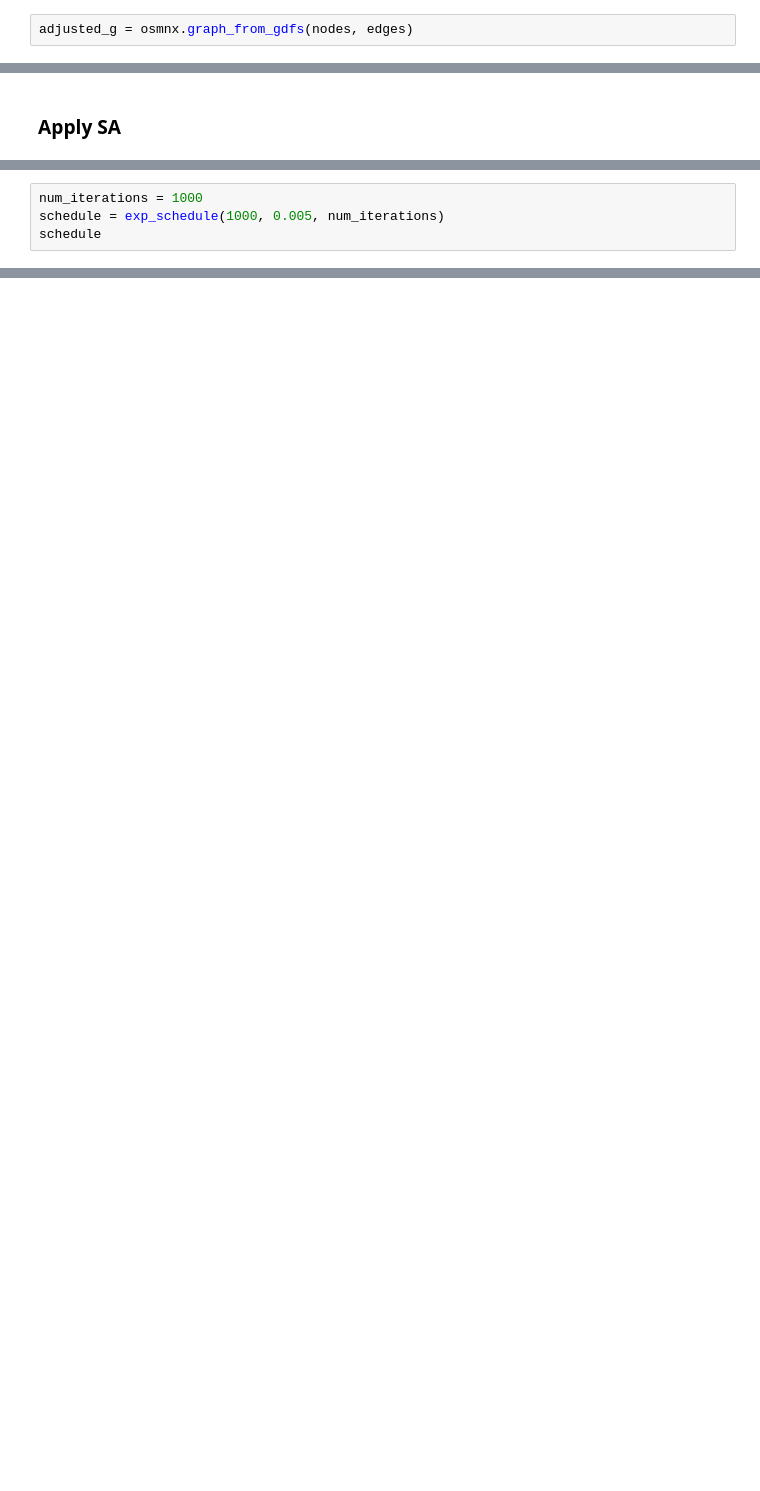
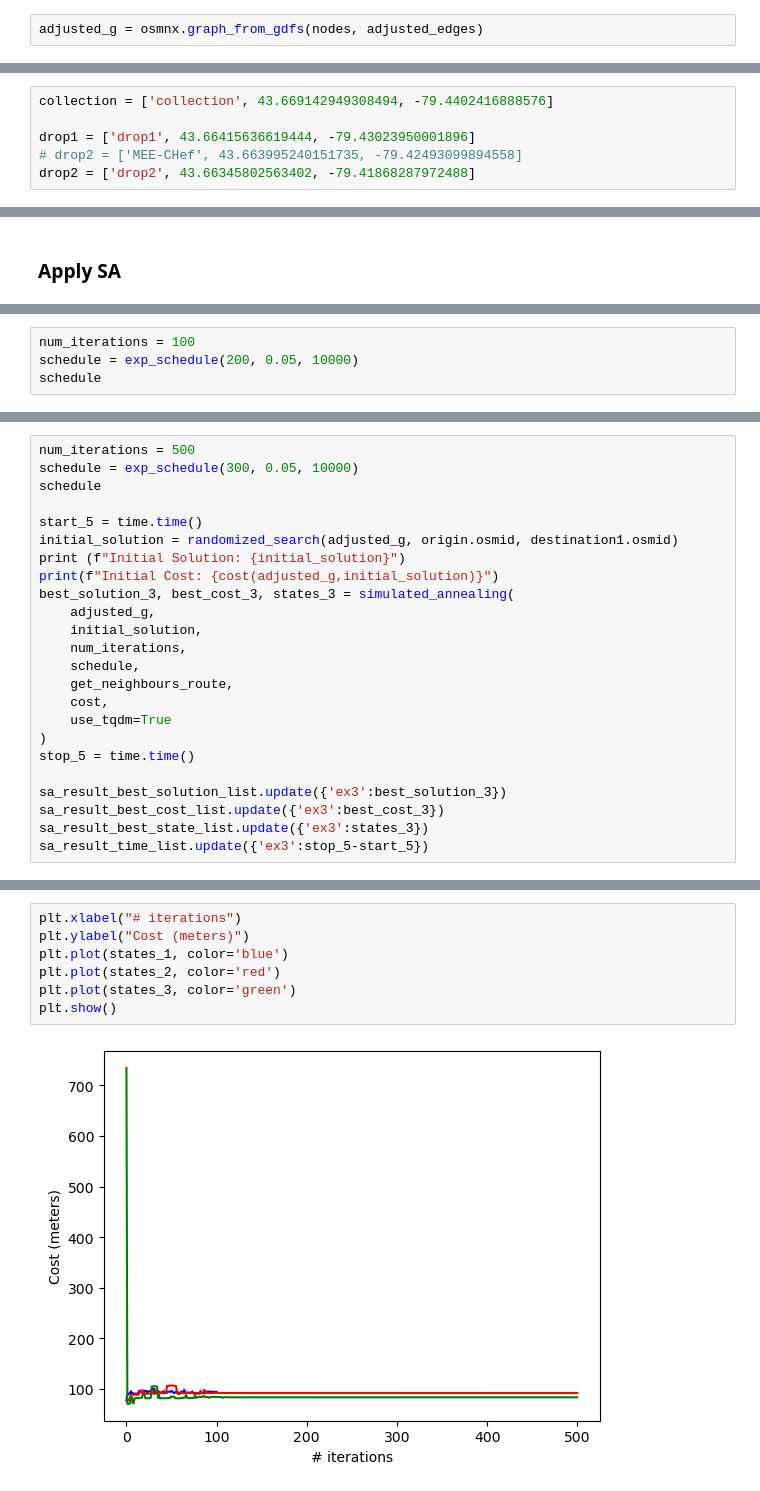
Before and after one commit to Rrobinvip/1724_final, a Jupyter notebook: final_revise.ipynb, the cells around one changed output, grey strips where cells are left out. Drawn from its saved outputs; the diff is of its cells as text; blank space fills up the shorter version.

```diff
--- a/final_revise.ipynb
+++ b/final_revise.ipynb
@@ -147,5 +190,5 @@ for i, row in edges.iterrows():
 # %%
-adjusted_g = osmnx.graph_from_gdfs(nodes, edges)
+adjusted_g = osmnx.graph_from_gdfs(nodes, adjusted_edges)
 # %% [markdown]
 ### Apply Dijkstra
 # %% [markdown]
@@ -157,2 +196,8 @@ drop2 = ['4824a0da-7572-4988-8cd7-5559e5614393', 43.6357152, -79.3998268]
+# %%
+collection = ['collection', 43.669142949308494, -79.4402416888576]
+
+drop1 = ['drop1', 43.66415636619444, -79.43023950001896]
+# drop2 = ['MEE-CHef', 43.663995240151735, -79.42493099894558]
+drop2 = ['drop2', 43.66345802563402, -79.41868287972488]
 # %%
 source_point = (collection[1], collection[2])
@@ -260,4 +300,4 @@ def exp_schedule(k=20, lam=0.005, limit=100):
 # %%
-num_iterations = 1000
-schedule = exp_schedule(1000, 0.005, num_iterations)
+num_iterations = 100
+schedule = exp_schedule(200, 0.05, 10000)
 schedule
@@ -263,0 +361,24 @@ schedule
+# %%
+num_iterations = 500
+schedule = exp_schedule(300, 0.05, 10000)
+schedule
+
+start_5 = time.time()
+initial_solution = randomized_search(adjusted_g, origin.osmid, destination1.osmid)
+print (f"Initial Solution: {initial_solution}")
+print(f"Initial Cost: {cost(adjusted_g,initial_solution)}")
+best_solution_3, best_cost_3, states_3 = simulated_annealing(
+    adjusted_g,
+    initial_solution,
+    num_iterations,
+    schedule,
+    get_neighbours_route,
+    cost,
+    use_tqdm=True
+)
+stop_5 = time.time()
+
+sa_result_best_solution_list.update({'ex3':best_solution_3})
+sa_result_best_cost_list.update({'ex3':best_cost_3})
+sa_result_best_state_list.update({'ex3':states_3})
+sa_result_time_list.update({'ex3':stop_5-start_5})
@@ -263,0 +453,9 @@ schedule
+# %%
+plt.xlabel("# iterations")
+plt.ylabel("Cost (meters)")
+plt.plot(states_1, color='blue')
+plt.plot(states_2, color='red')
+plt.plot(states_3, color='green')
+plt.show()
+# %% [output]
+[figure, added]
```
Also changed, not shown: parts of 49 cells of this notebook, 1 other file.
